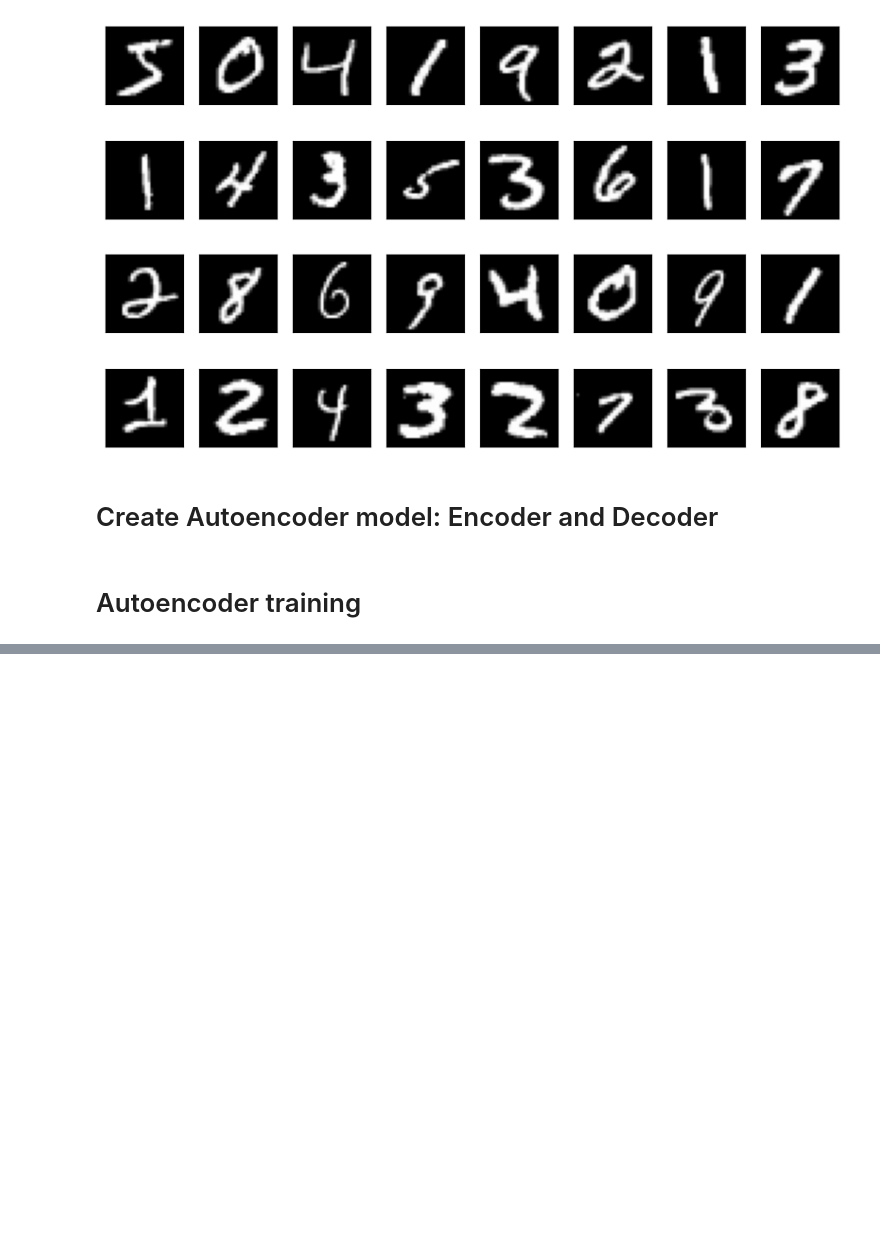
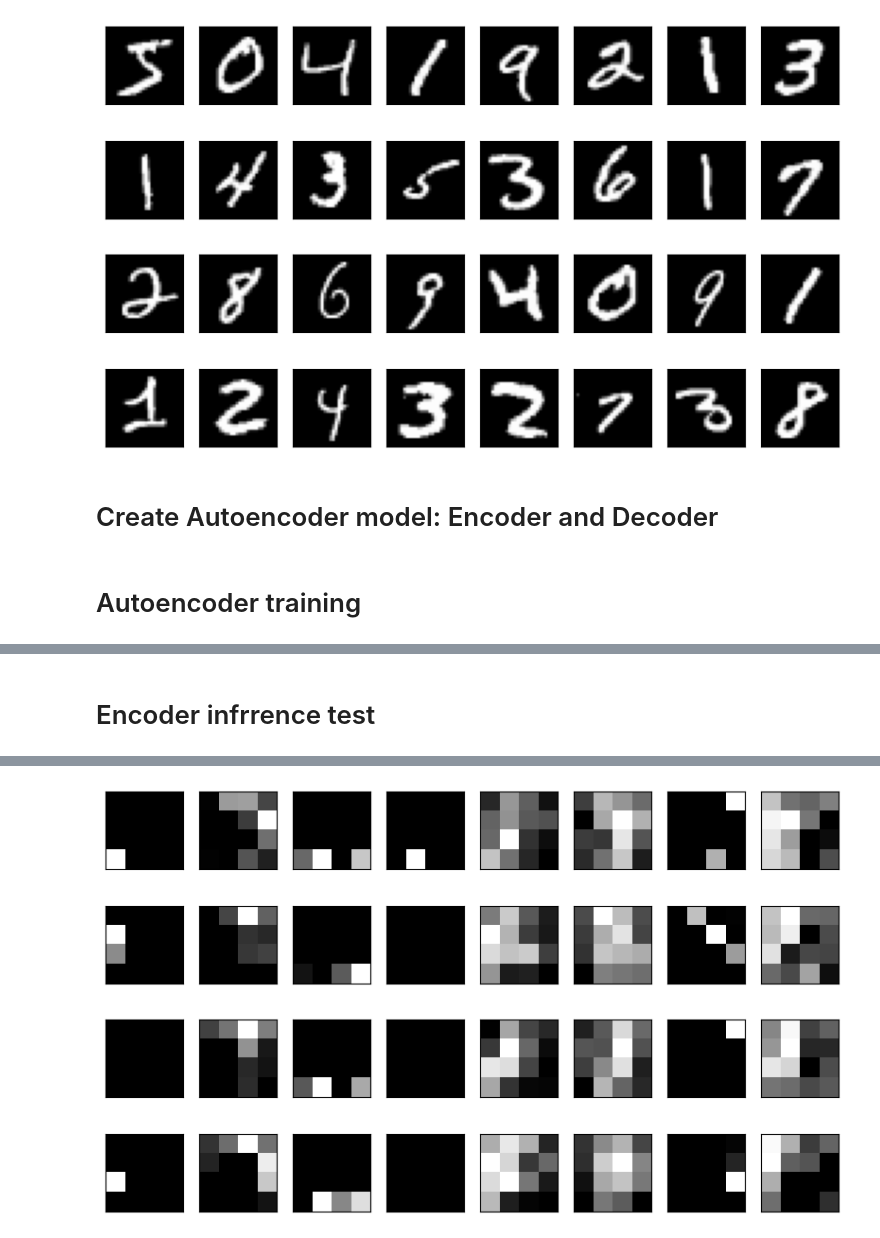
Before and after one commit to adwiza/datascience_skillbox, a Jupyter notebook: SkillFactoryDL/9. Autoencoder.ipynb, the cells around one changed output, grey strips where cells are left out. Cells and saved outputs as stored; diff of their text form; code cells hidden in the pictures; blank space fills up the shorter version.

```diff
--- a/SkillFactoryDL/9. Autoencoder.ipynb
+++ b/SkillFactoryDL/9. Autoencoder.ipynb
@@ -73,0 +100,6 @@ Epoch 1/25
+# %% [markdown]
+# Encoder infrrence test
+# %%
+text_x_enc = encoder.predict(test_x[0:8])
+plot_digits(text_x_enc[:4].transpose([0, 3, 1, 2]).reshape([-1, 4, 4, 1]))
+# %% [output]
@@ -73,0 +107 @@ Epoch 1/25
+[figure, added]
```
Also changed, not shown: parts of 15 cells of this notebook, 2 other files.
